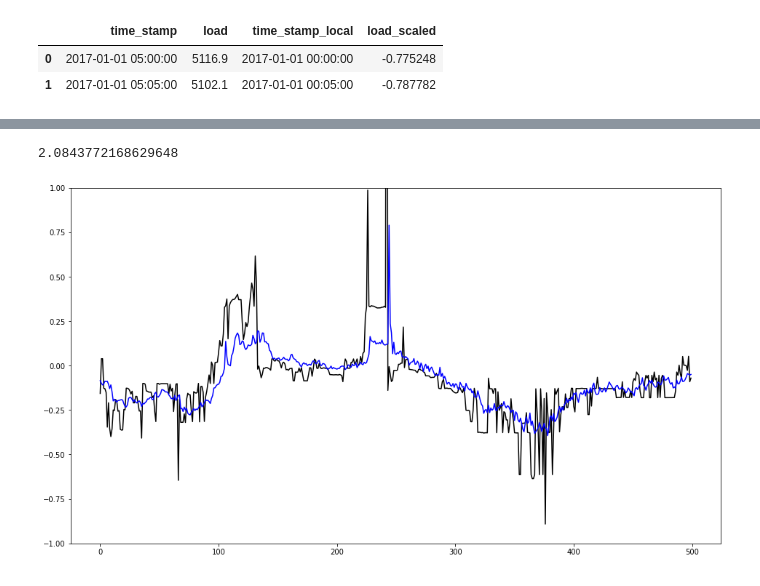
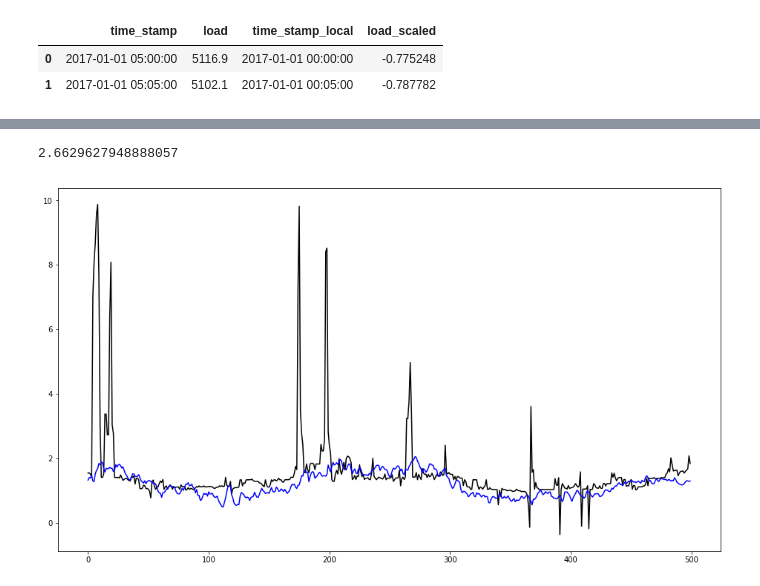
Before and after one commit to xingliuUT/battery_planner, a Jupyter notebook: nn_model.ipynb, the cells around one changed output, grey strips where cells are left out. Saved outputs shown, nothing was run; the diff lists cells and outputs as text; code cells hidden in the pictures.

Commit message:
feat: MLP on load and price after May 1, 2017

```diff
--- a/nn_model.ipynb
+++ b/nn_model.ipynb
@@ -22,0 +25,6 @@ df_load = pd.read_csv('nyiso_load_2017.csv', parse_dates=['time_stamp', 'time_st
+# %%
+may1st_index_price = df_price.time_stamp_local >= pd.datetime(2017, 5, 1)
+may1st_index_load = df_load.time_stamp_local >= pd.datetime(2017, 5, 1)
+# %%
+df_price = df_price.loc[may1st_index_price, :]
+df_load = df_load.loc[may1st_index_load, :]
@@ -97,3 +108,0 @@ len(df_price.lbmp_price_scaled.values), len(df_load.load_scaled.values)
-# %%
-df_price.set_index('time_stamp', inplace = True)
-df_load.set_index('time_stamp', inplace = True)
@@ -121,5 +129,5 @@ ax.legend()
 # %%
-X, Y = feature_target_split(df_load_new.load_scaled.values, TRAIN_SIZE, TARGET_TIME, LAG_SIZE, binary=False, scale=False)
+X, Y = feature_target_split(df_load.load_scaled.values, TRAIN_SIZE, TARGET_TIME, LAG_SIZE, binary=False, scale=False)
 X, Y = np.array(X), np.array(Y)
 X_train, X_test, Y_train, Y_test = train_test_ts_split(X, Y, percentage=0.9)
 
@@ -208,16 +216,15 @@ Epoch 5/5
 # %%
 score2
 # %% [output]
-2.0843772168629648
+2.6629627948888057
 # %%
 predicted2 = model2.predict(X_testp)
 try:
     fig = plt.figure(figsize=(16, 9))
     plt.plot(Y_testp[:500], color='black')
     plt.plot(predicted2[:500], color='blue')
-    plt.ylim(-1, 1)
     plt.show()
 except Exception as e:
     print(str(e))
 # %% [output]
-[figure, old version]
+[figure, new version]
```
Also changed, not shown: parts of 16 cells of this notebook.
